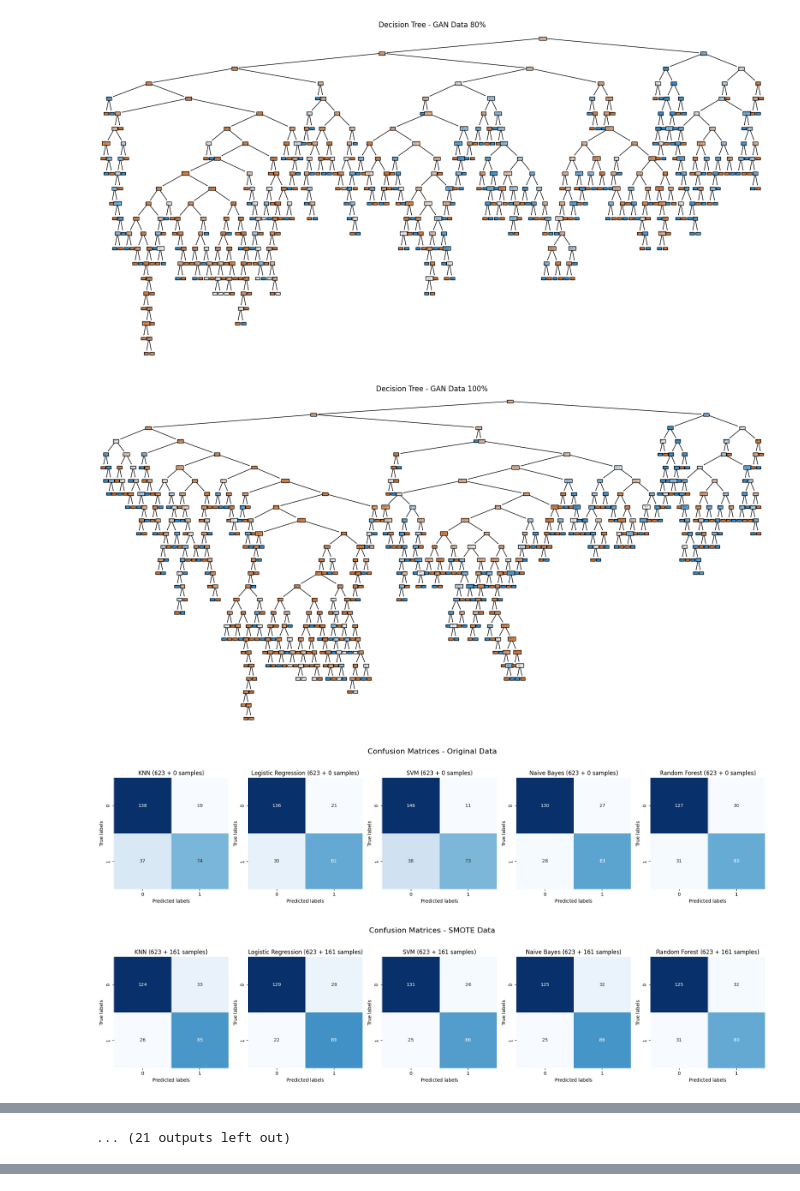
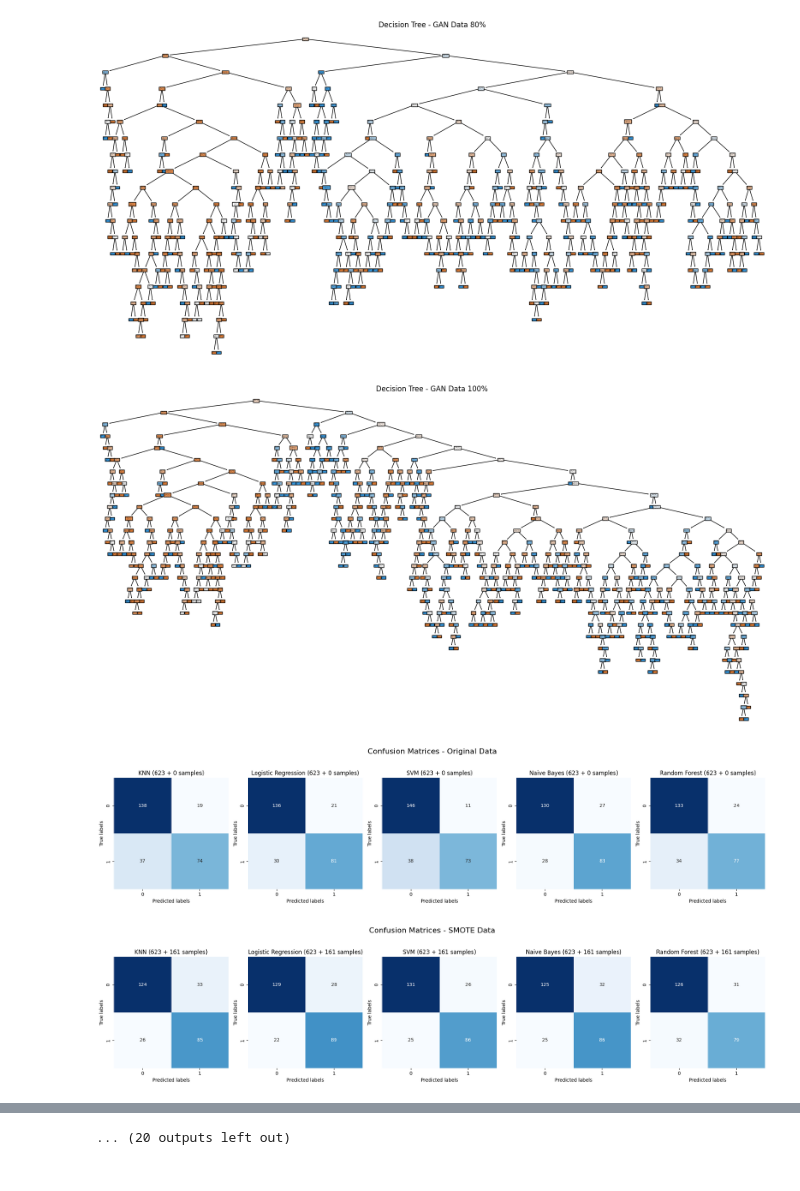
Before and after one commit to W1nt3rR/ai-project-titanic-dataset, a Jupyter notebook: main.ipynb, the cells around one changed output, grey strips where cells are left out. Cells and saved outputs as stored; diff of their text form; code cells hidden in the pictures.

Commit message:
Use ctgan for data generation.

```diff
--- a/main.ipynb
+++ b/main.ipynb
@@ -4,13 +4,14 @@ import seaborn as sns
 import matplotlib.pyplot as plt
 from sklearn.model_selection import train_test_split
 from sklearn.preprocessing import StandardScaler
+from ctgan import CTGAN
 from functions import *
 
 def main():
     dataset_path = "./Titanic-Dataset.csv"
     target_column = 'Survived'
     synthetic_sample_percentages = [20, 40, 60, 80, 100]
-    epochs = 50
+    epochs = 200
 
     data = read_and_clean_data(dataset_path)
     X = data.drop(target_column, axis=1)
@@ -19,17 +20,11 @@ def main():
     scaler = StandardScaler()
     X_scaled = scaler.fit_transform(X)
 
-    latent_dim = 100
-    output_dim = X_scaled.shape[1]
-
-    generator = Generator(latent_dim, output_dim)
-    discriminator = Discriminator(output_dim)
-
-    adversarial_loss = nn.BCELoss()
-    optimizer_G = optim.Adam(generator.parameters(), lr=0.0002, betas=(0.5, 0.999))
-    optimizer_D = optim.Adam(discriminator.parameters(), lr=0.0002, betas=(0.5, 0.999))
-
-    train_gan(generator, discriminator, adversarial_loss, optimizer_G, optimizer_D, epochs=epochs, batch_size=32, latent_dim=latent_dim, X_scaled=X_scaled)
+    # Train CTGAN
+    ctgan = CTGAN(epochs=epochs)
+    data_ctgan = data.copy()
+    data_ctgan[target_column] = y
+    ctgan.fit(data_ctgan, discrete_columns=[target_column])
 
     smote = SMOTE(random_state=42)
     X_train, X_test, y_train, y_test = train_test_split(X_scaled, y, test_size=0.3, random_state=42)
@@ -46,11 +41,12 @@ def main():
     for percent in synthetic_sample_percentages:
         num_synthetic_samples = int((percent / 100) * len(X_train))
 
-        z = torch.randn((num_synthetic_samples, latent_dim), dtype=torch.float)
-        X_synthetic = generator(z).detach().numpy()
+        synthetic_data = ctgan.sample(num_synthetic_samples)
+        X_synthetic = synthetic_data.drop(target_column, axis=1).values
+        y_synthetic = synthetic_data[target_column].values
 
         X_train_gan_combined = np.vstack((X_train, X_synthetic))
-        y_train_gan_combined = np.hstack((y_train, y_train[:num_synthetic_samples]))
+        y_train_gan_combined = np.hstack((y_train, y_synthetic))
 
         clf_gan_combined = evaluate_decision_tree(X_train_gan_combined, y_train_gan_combined)
         plot_decision_tree(clf_gan_combined, X.columns, f"Decision Tree - GAN Data {percent}%")
@@ -64,11 +60,12 @@ def main():
     for percent in synthetic_sample_percentages:
         num_synthetic_samples = int((percent / 100) * len(X_train))
 
-        z = torch.randn((num_synthetic_samples, latent_dim), dtype=torch.float)
-        X_synthetic = generator(z).detach().numpy()
+        synthetic_data = ctgan.sample(num_synthetic_samples)
+        X_synthetic = synthetic_data.drop(target_column, axis=1).values
+        y_synthetic = synthetic_data[target_column].values
 
         X_train_gan_combined = np.vstack((X_train, X_synthetic))
-        y_train_gan_combined = np.hstack((y_train, y_train[:num_synthetic_samples]))
+        y_train_gan_combined = np.hstack((y_train, y_synthetic))
 
         results_gan_combined = evaluate_classifiers(X_train_gan_combined, X_test, y_train_gan_combined, y_test)
 
@@ -137,4 +123,4 @@ Epoch 50/50 Discriminator Loss: 0.5058, Generator Loss: 2.1889
-[figure, old version]
+[figure, new version]
-[figure, old version]
+[figure, new version]
 [figure]
 [figure]
@@ -143 +128,0 @@ Epoch 50/50 Discriminator Loss: 0.5058, Generator Loss: 2.1889
-... (21 outputs left out)
@@ -143,0 +130 @@ Epoch 50/50 Discriminator Loss: 0.5058, Generator Loss: 2.1889
+... (20 outputs left out)
```
Also changed, not shown: parts of 1 cell of this notebook, 1 other file.
